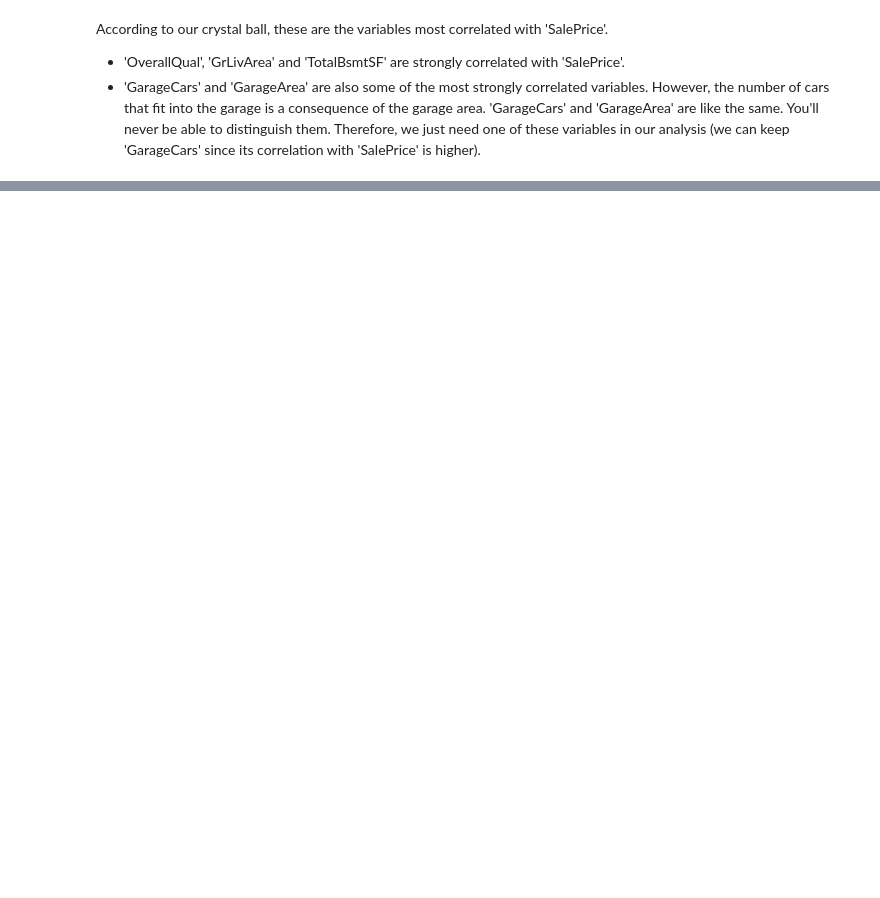
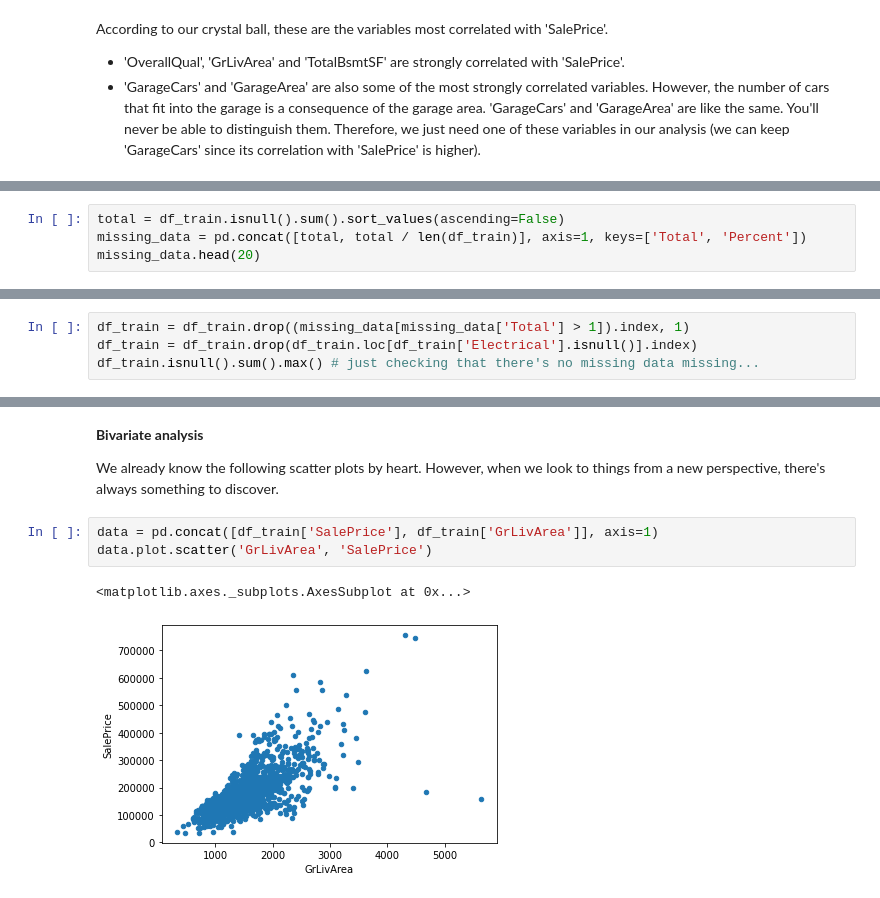
Before and after one commit to MosheWorld/Data-Exploration, a Jupyter notebook: Project 3/Solution.ipynb, the cells around one changed output, grey strips where cells are left out. Cells and saved outputs as stored; diff of their text form; blank space fills up the shorter version.

```diff
--- a/Project 3/Solution.ipynb
+++ b/Project 3/Solution.ipynb
@@ -215,0 +216,4 @@ plt.show()
+# %%
+total = df_train.isnull().sum().sort_values(ascending=False)
+missing_data = pd.concat([total, total / len(df_train)], axis=1, keys=['Total', 'Percent'])
+missing_data.head(20)
@@ -215,0 +250,4 @@ plt.show()
+# %%
+df_train = df_train.drop((missing_data[missing_data['Total'] > 1]).index, 1)
+df_train = df_train.drop(df_train.loc[df_train['Electrical'].isnull()].index)
+df_train.isnull().sum().max() # just checking that there's no missing data missing...
@@ -215,0 +286,10 @@ plt.show()
+# %% [markdown]
+**Bivariate analysis**
+
+We already know the following scatter plots by heart. However, when we look to things from a new perspective, there's always something to discover.
+# %%
+data = pd.concat([df_train['SalePrice'], df_train['GrLivArea']], axis=1)
+data.plot.scatter('GrLivArea', 'SalePrice')
+# %% [output]
+<matplotlib.axes._subplots.AxesSubplot at 0x...>
+[figure, added]
```
Also changed, not shown: parts of 30 cells of this notebook.
